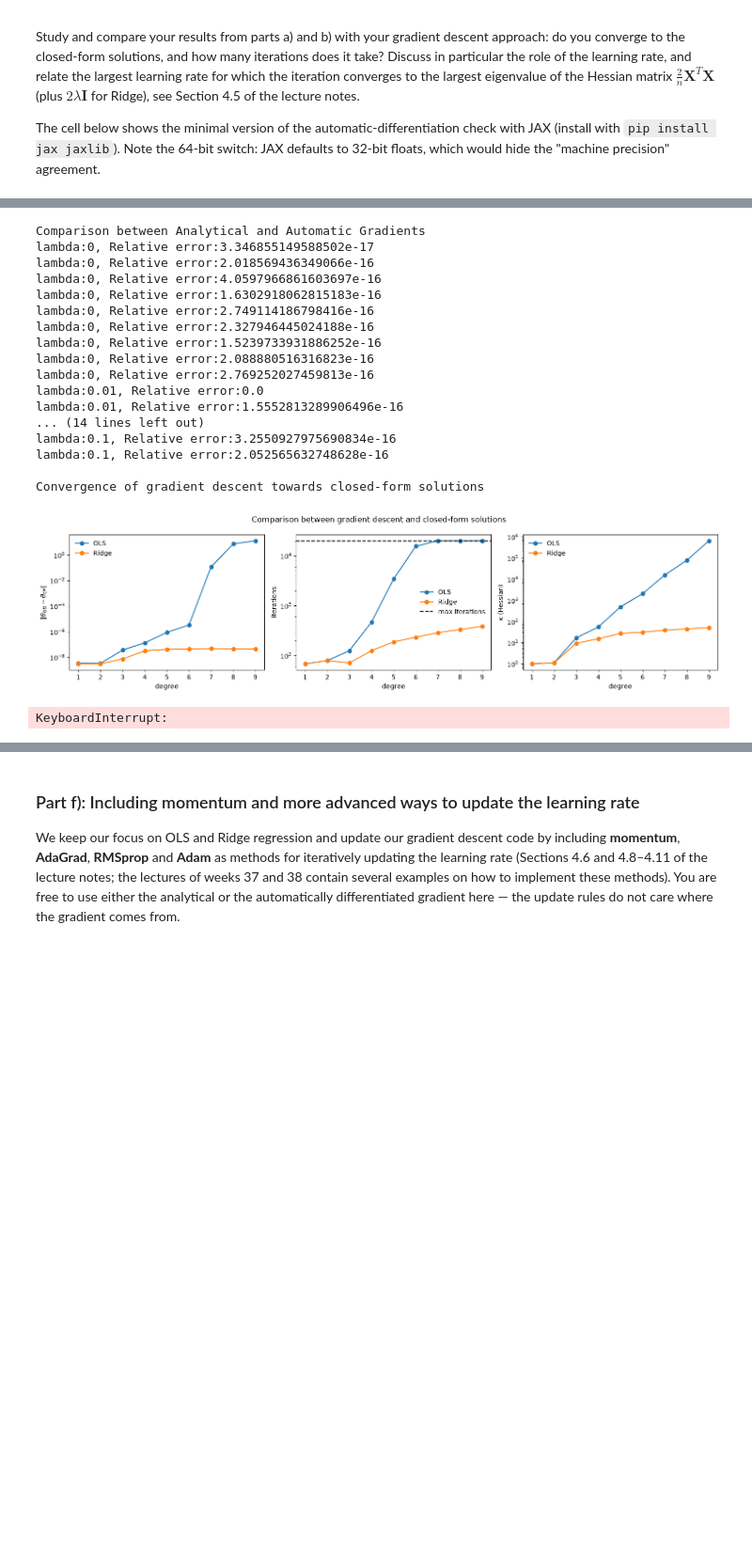
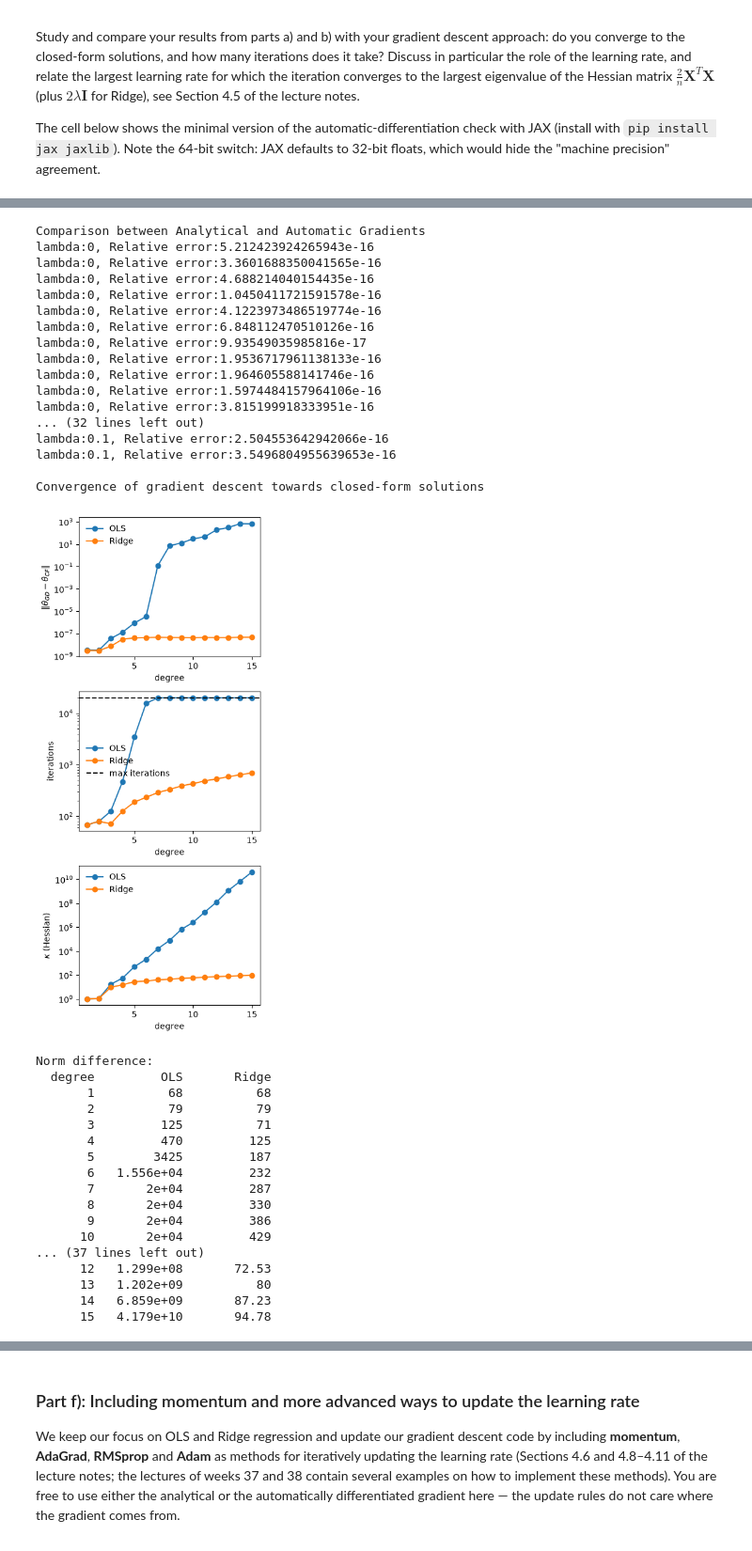
Before and after one commit to GiacomoSaporetti/FYS-STK4155-Project1, a Jupyter notebook: Project1.ipynb, the cells around one changed output, grey strips where cells are left out. Shown at 94% size. Drawn from its saved outputs; the diff is of its cells as text; code cells hidden in the pictures; blank space fills up the shorter version.

```diff
--- a/Project1.ipynb
+++ b/Project1.ipynb
@@ -902,7 +902,7 @@ import jax
 import jax.numpy as jnp
 jax.config.update("jax_enable_x64", True)   # 64-bit floats, as in numpy
 
-degree, lmbda = 5, 1e-2
+degree, lmbda = 12, 3e-7
 X = design_matrix(x, degree)
 theta0 = rng.normal(size=X.shape[1])
 
@@ -977,7 +977,7 @@ def standardized_data(degree, lam=0):
     return poly.X_train_norm, poly.y_train_norm, poly.get_thetas()
 # %%
 # Verify that analytical and automatic gradient agree to machine precision for both OLS and Ridge
-degrees = np.arange(1, 10)
+degrees = np.arange(1, 16)
 print("Comparison between Analytical and Automatic Gradients")
 for lam in [0, 0.01, 0.1]:
     for p in degrees:
@@ -1005,7 +1005,7 @@ for name, lam in (("OLS", 0), ("Ridge", 0.1)):
         h, t = gradient_descent(0.9*2/eigs.max(), X, yy, lam=lam)
         res[name].append((t, np.linalg.norm(h[-1] - poly.get_thetas()), eigs.max()/eigs.min()))
 
-fig, ax = plt.subplots(1, 3, figsize=(15, 4))
+fig, ax = plt.subplots(3, 1, figsize=(4, 9))
 for name, r in res.items():
     # itearations, norm difference and kappa
     t, d, k = np.array(r).T
@@ -1018,54 +1018,82 @@ ax[1].set_ylabel('iterations')
 ax[2].set_ylabel(r'$\kappa$ (Hessian)')
 for a in ax:
     a.set_xlabel('degree'); a.legend(frameon=False)
-fig.suptitle("Comparison between gradient descent and closed-form solutions")
+    a.set_xticks([5, 10, 15])
+#fig.suptitle("Comparison between gradient descent and closed-form solutions")
 plt.tight_layout()
+plt.savefig("part_e_gd_vs_cf.pdf")
 plt.show()
+
+# Print values
+for i, mname in enumerate(['Norm difference', 'Iterations', 'Kappa']):
+    print(f"\n{mname}:")
+    print(f"{'degree':>8}", *(f"{name:>12}" for name in res), sep="")
+    for j, d in enumerate(degrees):
+        vals = [np.array(res[name]).T[i][j] for name in res]
+        print(f"{d:>8}", *(f"{v:>12.4g}" for v in vals), sep="")
 
 
 
 # Learning rate analisys
 # Role of the learning rate: iterations needed to get within acc of the closed-form solution as a function of eta
 lam_ridge, acc, max_it = 0.1, 1e-4, 100000
 degs = [3, 5, 7]
-fig, axs = plt.subplots(1, 2, sharey=True, figsize=(15, 4))
+fig, axs = plt.subplots(2, 1, figsize=(4, 6))
 for ax_, lam in zip(axs, [0, lam_ridge]):
     for p in degs:
         Xs, ys, th_cf = standardized_data(p, lam)
         eta_max = 2 / hessian_eigs(Xs, lam).max()
         ratios = np.geomspace(1e-2, 1.1, 20)
         iters = []
         for r in ratios:
             # Divergent runs overflows
             with np.errstate(all="ignore"):
                 h, t = gradient_descent(r*eta_max, Xs, ys, lam=lam, theta_hat=th_cf, theta_tol=acc, num_iters=max_it)
                 ok = np.linalg.norm(h[-1] - th_cf) < acc
             # Append Nan if diverges
             iters.append(t if ok else np.nan)
         ax_.loglog(ratios, iters, 'o-', label=f"degree {p}")
     ax_.axvline(1, color='k', ls='--', label=r"$\eta=2/\lambda_{max}$")
     ax_.set_xlabel(r"$\eta/\eta_{max}$")
-    ax_.set_title("OLS" if lam == 0 else f"Ridge (lambda={lam})")
+    #ax_.set_title("OLS" if lam == 0 else f"Ridge (lambda={lam})")
     ax_.legend(frameon=False)
-axs[0].set_ylabel(r"Iterations to reach $\|\theta_{GD}-\theta_{CF}\|<1e-4$")
+fig.supylabel(r"Iterations to reach $\|\theta_{GD}-\theta_{CF}\|<10^{-4}$", x=0.02, y=0.35)
+plt.tight_layout()
+plt.savefig("part_e_lr_sweep.pdf")
 plt.show()
 # %% [output]
 Comparison between Analytical and Automatic Gradients
-lambda:0, Relative error:3.346855149588502e-17
-lambda:0, Relative error:2.018569436349066e-16
-lambda:0, Relative error:4.0597966861603697e-16
-lambda:0, Relative error:1.6302918062815183e-16
-lambda:0, Relative error:2.749114186798416e-16
-lambda:0, Relative error:2.327946445024188e-16
-lambda:0, Relative error:1.5239733931886252e-16
-lambda:0, Relative error:2.088880516316823e-16
-lambda:0, Relative error:2.769252027459813e-16
-lambda:0.01, Relative error:0.0
-lambda:0.01, Relative error:1.5552813289906496e-16
-... (14 lines left out)
-lambda:0.1, Relative error:3.2550927975690834e-16
-lambda:0.1, Relative error:2.052565632748628e-16
+lambda:0, Relative error:5.212423924265943e-16
+lambda:0, Relative error:3.3601688350041565e-16
+lambda:0, Relative error:4.688214040154435e-16
+lambda:0, Relative error:1.0450411721591578e-16
+lambda:0, Relative error:4.1223973486519774e-16
+lambda:0, Relative error:6.848112470510126e-16
+lambda:0, Relative error:9.93549035985816e-17
+lambda:0, Relative error:1.9536717961138133e-16
+lambda:0, Relative error:1.964605588141746e-16
+lambda:0, Relative error:1.5974484157964106e-16
+lambda:0, Relative error:3.815199918333951e-16
+... (32 lines left out)
+lambda:0.1, Relative error:2.504553642942066e-16
+lambda:0.1, Relative error:3.5496804955639653e-16
 
 Convergence of gradient descent towards closed-form solutions
-[figure, old version]
+[figure, new version]
-KeyboardInterrupt:
+Norm difference:
+  degree         OLS       Ridge
+       1          68          68
+       2          79          79
+       3         125          71
+       4         470         125
+       5        3425         187
+       6   1.556e+04         232
+       7       2e+04         287
+       8       2e+04         330
+       9       2e+04         386
+      10       2e+04         429
+... (37 lines left out)
+      12   1.299e+08       72.53
+      13   1.202e+09          80
+      14   6.859e+09       87.23
+      15   4.179e+10       94.78
```
Also changed, not shown: parts of 5 cells of this notebook, 4 other files.
